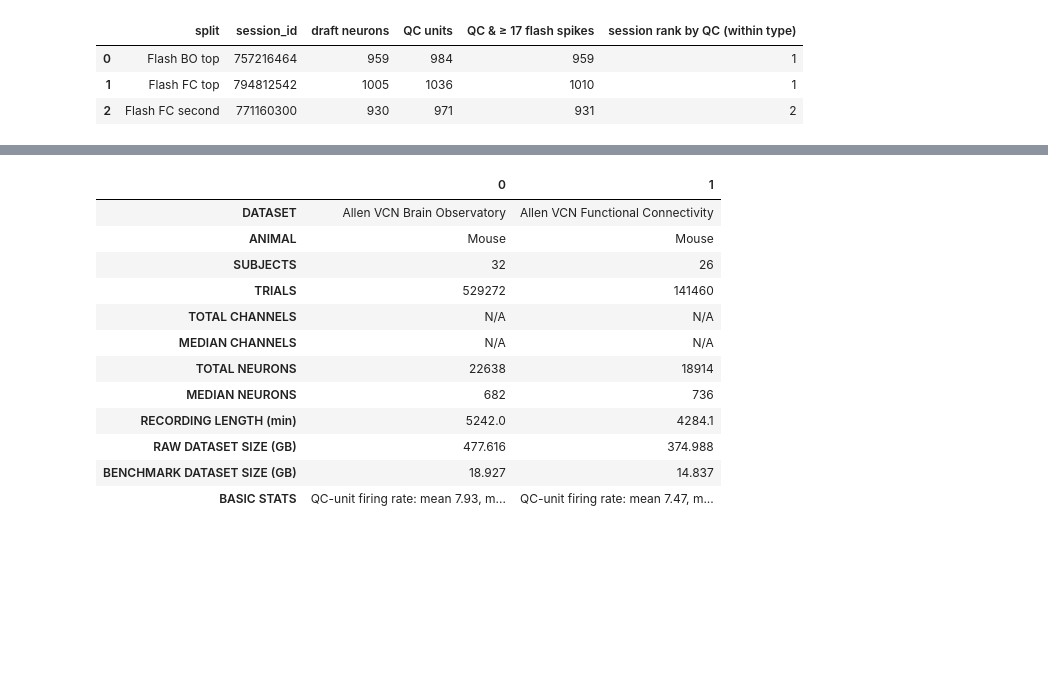
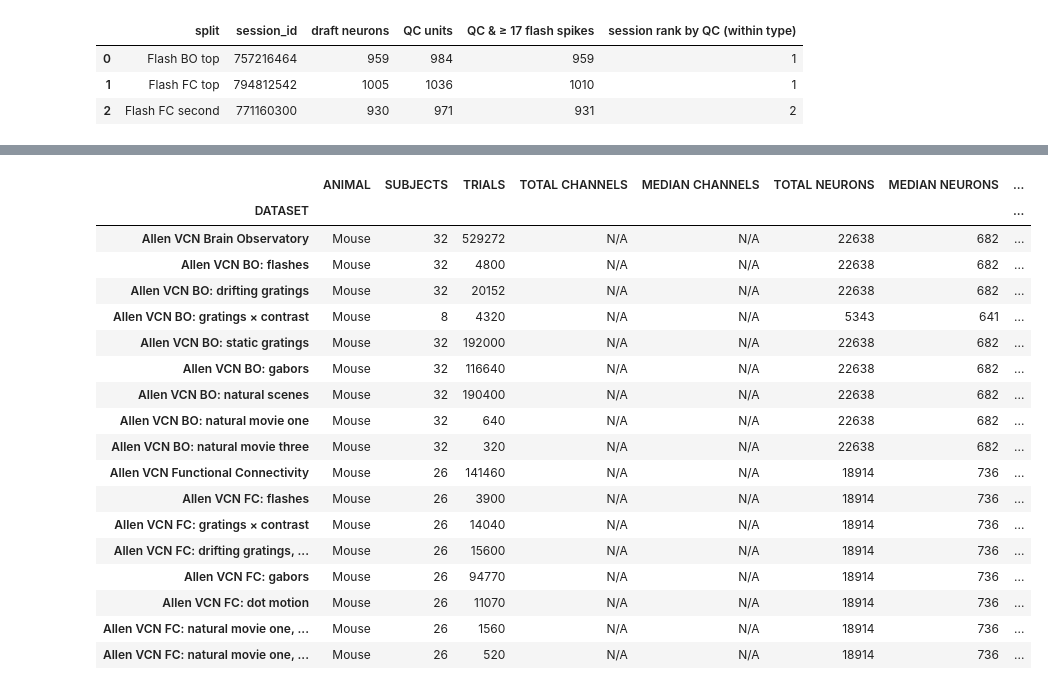
Before and after one commit to iroblesrazzaq/ladys, a Jupyter notebook: tutorials/allen_inventory.ipynb, the cells around one changed output, grey strips where cells are left out. Cells and saved outputs as stored; diff of their text form; code cells hidden in the pictures; blank space fills up the shorter version.

```diff
--- a/tutorials/allen_inventory.ipynb
+++ b/tutorials/allen_inventory.ipynb
@@ -80,7 +81,7 @@ storage = pd.read_csv(TABLES / "nwb_storage.csv")
 
 session_type = sessions.set_index("session_id").session_type
 units["type"] = units.session_id.map(session_type)
-units["good"] = units.quality == "good"
+units["noise"] = units.quality == "noise"
 stimuli["type"] = stimuli.session_id.map(session_type)
 bucket["type"] = bucket.session_id.map(session_type)
 
@@ -640,17 +748,15 @@ s = sessions.set_index("session_id").loc[sid]
 u = units[units.session_id == sid].reset_index(drop=True)
 assert (u.unit_id.to_numpy() == r["unit_id"]).all()
 u["nwb_row"] = np.arange(len(u))
-shown = u[u.good].sort_values(["probe", "depth_um"]).reset_index(drop=True)
+shown = u[u.qc].sort_values(["probe", "depth_um"]).reset_index(drop=True)
 shown["row"] = np.arange(len(shown))
 spk = pd.DataFrame({"nwb_row": r["unit_row"], "t": r["times"]}).merge(
-    shown[["nwb_row", "row", "qc"]], on="nwb_row", how="inner")
+    shown[["nwb_row", "row"]], on="nwb_row", how="inner")
 
 fig, ax = plt.subplots(figsize=(14, 7))
 for on, color in zip(r["flash_on"], r["flash_color"]):
     ax.axvspan(on, on + 0.25, color="gold" if color > 0 else "C4", alpha=0.35, lw=0)
-for qc, color in [(False, "0.7"), (True, "k")]:
-    d = spk[spk.qc == qc]
-    ax.scatter(d.t, d.row, s=0.3, color=color, marker="|", linewidths=0.4, rasterized=True)
+ax.scatter(spk.t, spk.row, s=0.3, color="k", marker="|", linewidths=0.4, rasterized=True)
 for p, grp in shown.groupby("probe"):
     if grp.row.max() < len(shown) - 1:
         ax.axhline(grp.row.max() + 0.5, color="C0", lw=1.2)
@@ -660,12 +766,10 @@ ax.legend(handles=[
     plt.Rectangle((0, 0), 1, 1, color="C4", alpha=0.35, label="black flash (250 ms)"),
     plt.Line2D([], [], color="C0", lw=1.5, label="probe boundary"),
     plt.Line2D([], [], color="k", marker="|", ls="", label="QC unit spike"),
-    plt.Line2D([], [], color="0.7", marker="|", ls="", label="other good unit spike"),
-], loc="upper center", bbox_to_anchor=(0.5, -0.08), ncol=5, fontsize=9, frameon=False)
+], loc="upper center", bbox_to_anchor=(0.5, -0.08), ncol=4, fontsize=9, frameon=False)
 ax.set(xlim=(0, float(r["window_s"])), ylim=(-0.5, len(shown) - 0.5),
        xlabel="time from 5 s before the first flash (s)", ylabel="unit (by probe, depth)",
-       title=f"Allen — session {sid} ({SHORT[s.session_type]}): {len(shown):,} good units "
-             f"({int(shown.qc.sum())} QC), flash block")
+       title=f"Allen — session {sid} ({SHORT[s.session_type]}): {len(shown):,} QC units, flash block")
 fig.tight_layout()
 fig.savefig(FIGURE_DIR / "allen_raster.png", dpi=150)
 plt.show()
@@ -711,6 +822,11 @@ templates = bucket[bucket.kind == "templates"]
 template_gb = {
     BO: templates.bytes.sum() / GB,  # natural scenes + movies one and three
     FC: templates.bytes[templates.key.str.endswith("natural_movie_1.h5")].sum() / GB,
+}
+TEMPLATE_KEY = {  # template files each stimulus shows
+    "natural_scenes": "natural_scene_templates/", "natural_movie_one": "natural_movie_1.h5",
+    "natural_movie_one_more_repeats": "natural_movie_1.h5", "natural_movie_one_shuffled": "natural_movie_1.h5",
+    "natural_movie_three": "natural_movie_3.h5",
 }
 store = storage.set_index("session_id")
 store["type"] = session_type
@@ -718,7 +834,36 @@ bytes_per_spike = store.spike_times.sum() / sessions.spikes.sum()
 qc_spikes = units[units.qc].groupby("session_id").spike_count.sum()
 store["qc_spike_bytes"] = qc_spikes.reindex(store.index).fillna(0) * bytes_per_spike
 store["benchmark"] = store.qc_spike_bytes + store.other
-fr_all, fr_qc = units.firing_rate, units.firing_rate[units.qc]
+metric_bytes = bucket[bucket.kind == "session_metrics"].groupby("session_id").bytes.sum()
+store["build"] = store.benchmark + metric_bytes.reindex(store.index).fillna(0)  # per-session part of the build
+by_session = sessions.set_index("session_id")
+
+
+def stimulus_row(t, stim):
+    d = per_session.loc[(t, stim)]
+    ids = d.index
+    share = d.minutes * 60 / by_session.recording_s[ids]
+    template = templates.bytes[templates.key.str.contains(TEMPLATE_KEY[stim], regex=False)].sum() \
+        if stim in TEMPLATE_KEY else 0
+    q = by_session.qc_units[ids]
+    return {
+        "DATASET": f"Allen VCN {SHORT[t]}: {STIM_LABEL[stim]}",
+        "ANIMAL": "Mouse",
+        "SUBJECTS": len(ids),
+        "TRIALS": int(d.trials.sum()),
+        "TOTAL CHANNELS": "N/A",
+        "MEDIAN CHANNELS": "N/A",
+        "TOTAL NEURONS": int(q.sum()),
+        "MEDIAN NEURONS": half_up(q.median()),
+        "RECORDING LENGTH (min)": round(d.minutes.sum(), 1),
+        "RAW DATASET SIZE (GB)": "",
+        "BENCHMARK DATASET SIZE (GB)": round(((store.build[ids] * share).sum() + template) / GB, 3),
+        "NOTES": f"{STIM_WHAT[stim]}. Per session: {usual(d.conditions)} condition{'s' * bool(d.conditions.max() > 1)} × "
+                 f"{repeats_text(d, stim, ' repeats')}, {d.trial_s.median():.3g} s each. Benchmark size is an estimate: "
+                 f"each session's build × this block's share of the recording, plus the stimulus templates it shows.",
+        "BASIC STATS": "",
+    }
+
 
 rows = []
 for t, name in [(BO, "Allen VCN Brain Observatory"), (FC, "Allen VCN Functional Connectivity")]:
@@ -727,8 +872,7 @@ for t, name in [(BO, "Allen VCN Brain Observatory"), (FC, "Allen VCN Functional
     stim_text = ", ".join(f"{k} {v:,}" for k, v in st.items())
     fr_t, fr_tq = u.firing_rate, u.firing_rate[u.qc]
     raw_gb = b.bytes.sum() / GB
-    bench_gb = (store.benchmark[store.type == t].sum() + b.bytes[b.kind == "session_metrics"].sum()) / GB \
-        + template_gb[t]
+    bench_gb = store.build[store.type == t].sum() / GB + template_gb[t]
     draft_note = ("Draft Table 8 (inferred; the draft's unit rule and session IDs are not recorded): Flash BO top is most likely session 757216464, the BO session with the most QC units; BO drifting one TF has the same 959 neurons, so presumably the same session."
                   if t == BO else
                   "Draft Table 8 (inferred; the draft's unit rule and session IDs are not recorded): Flash FC top and second are most likely sessions 794812542 and 771160300, the FC sessions with the most QC units.")
@@ -737,9 +881,8 @@ for t, name in [(BO, "Allen VCN Brain Observatory"), (FC, "Allen VCN Functional
         f"({s.genotype.eq('wt/wt').sum()} wild type, {(~s.genotype.eq('wt/wt')).sum()} Cre;Ai32 opto-tagging lines); "
         f"passive viewing, head-fixed on a running wheel; {int(s.probes.sum())} Neuropixels 1.0 probes "
         f"({int(s.probes.min())}–{int(s.probes.max())} per session); CHANNELS N/A because units are sorted (Kilosort2). "
-        f"NEURONS = AllenSDK default QC units (quality good & ISI violations < 0.5 & amplitude cutoff < 0.1 & "
-        f"presence ratio > 0.9); all NWB units {len(u):,} (median "
-        f"{half_up(s.units.median())}/session), good (not noise) {int(u.good.sum()):,} (median {half_up(s.good_units.median())}/session). "
+        f"NEURONS = AllenSDK default QC units (not noise & ISI violations < 0.5 & amplitude cutoff < 0.1 & "
+        f"presence ratio > 0.9); all NWB units {len(u):,} (median {half_up(s.units.median())}/session). "
         f"TRIALS = stimulus presentations, movies counted per repeat, spontaneous excluded: {stim_text}. "
         f"LENGTH = first-to-last spike per session, summed ({s.recording_s.sum() / 3600:,.1f} h). "
         f"RAW = bucket files for these sessions: session NWBs {b.bytes[b.kind == 'session_nwb'].sum() / GB:.1f} GB + "
@@ -747,46 +890,54 @@ for t, name in [(BO, "Allen VCN Brain Observatory"), (FC, "Allen VCN Functional
         f"(no raw 30 kHz voltage is public). "
         f"BENCHMARK = QC-unit spike times ({store.qc_spike_bytes[store.type == t].sum() / GB:.1f} GB) + NWB stimulus "
         f"tables, unit metadata, running and eye tracking (eye tracking in {int(s.has_eye_tracking.sum())} of {len(s)} sessions; "
         f"{store.other[store.type == t].sum() / GB:.1f} GB) + unit metric CSVs and stimulus templates "
         f"({(b.bytes[b.kind == 'session_metrics'].sum() / GB + template_gb[t]):.2f} GB); per-spike amplitudes and mean waveforms dropped; "
         f"all-unit spike times would be {store.spike_times[store.type == t].sum() / GB:.1f} GB. " + draft_note
     )
     rows.append({
         "DATASET": name,
         "ANIMAL": "Mouse",
         "SUBJECTS": s.specimen_id.nunique(),
         "TRIALS": int(s.trials.sum()),
         "TOTAL CHANNELS": "N/A",
         "MEDIAN CHANNELS": "N/A",
         "TOTAL NEURONS": int(s.qc_units.sum()),
         "MEDIAN NEURONS": half_up(s.qc_units.median()),
         "RECORDING LENGTH (min)": round(s.recording_s.sum() / 60, 1),
         "RAW DATASET SIZE (GB)": round(raw_gb, 3),
         "BENCHMARK DATASET SIZE (GB)": round(bench_gb, 3),
         "NOTES": notes,
         "BASIC STATS": (f"QC-unit firing rate: mean {fr_tq.mean():.2f}, median {fr_tq.median():.2f} spikes/s "
                         f"(all units: mean {fr_t.mean():.2f}, median {fr_t.median():.2f})"),
     })
+    rows += [stimulus_row(t, stim) for stim in STIM_ORDER[:-1] if (t, stim) in per_session.index.droplevel(2)]
 inventory = pd.DataFrame(rows)
-display(inventory.drop(columns="NOTES").T)
+assert inventory.groupby(inventory.DATASET.str.contains(":")).TRIALS.sum().nunique() == 1  # stimulus rows add up
+display(inventory.drop(columns=["NOTES", "BASIC STATS"]).set_index("DATASET"))
 for n in inventory.NOTES:
     print(n, "\n")
 csv_path = REPO / "tutorials" / "allen_datasets.csv"
 inventory.to_csv(csv_path, index=False)
 print("wrote", csv_path)
 # %% [output]
-|  | 0 | 1 |
-| DATASET | Allen VCN Brain Observatory | Allen VCN Functional Connectivity |
-| ANIMAL | Mouse | Mouse |
-| SUBJECTS | 32 | 26 |
-| TRIALS | 529272 | 141460 |
-| TOTAL CHANNELS | N/A | N/A |
-| MEDIAN CHANNELS | N/A | N/A |
-| TOTAL NEURONS | 22638 | 18914 |
-| MEDIAN NEURONS | 682 | 736 |
-| RECORDING LENGTH (min) | 5242.0 | 4284.1 |
-| RAW DATASET SIZE (GB) | 477.616 | 374.988 |
-| BENCHMARK DATASET SIZE (GB) | 18.927 | 14.837 |
-| BASIC STATS | QC-unit firing rate: mean 7.93, m... | QC-unit firing rate: mean 7.47, m... |
+|  | ANIMAL | SUBJECTS | TRIALS | TOTAL CHANNELS | MEDIAN CHANNELS | TOTAL NEURONS | MEDIAN NEURONS | ... |
+| DATASET |  |  |  |  |  |  |  | ... |
+| Allen VCN Brain Observatory | Mouse | 32 | 529272 | N/A | N/A | 22638 | 682 | ... |
+| Allen VCN BO: flashes | Mouse | 32 | 4800 | N/A | N/A | 22638 | 682 | ... |
+| Allen VCN BO: drifting gratings | Mouse | 32 | 20152 | N/A | N/A | 22638 | 682 | ... |
+| Allen VCN BO: gratings × contrast | Mouse | 8 | 4320 | N/A | N/A | 5343 | 641 | ... |
+| Allen VCN BO: static gratings | Mouse | 32 | 192000 | N/A | N/A | 22638 | 682 | ... |
+| Allen VCN BO: gabors | Mouse | 32 | 116640 | N/A | N/A | 22638 | 682 | ... |
+| Allen VCN BO: natural scenes | Mouse | 32 | 190400 | N/A | N/A | 22638 | 682 | ... |
+| Allen VCN BO: natural movie one | Mouse | 32 | 640 | N/A | N/A | 22638 | 682 | ... |
+| Allen VCN BO: natural movie three | Mouse | 32 | 320 | N/A | N/A | 22638 | 682 | ... |
+| Allen VCN Functional Connectivity | Mouse | 26 | 141460 | N/A | N/A | 18914 | 736 | ... |
+| Allen VCN FC: flashes | Mouse | 26 | 3900 | N/A | N/A | 18914 | 736 | ... |
+| Allen VCN FC: gratings × contrast | Mouse | 26 | 14040 | N/A | N/A | 18914 | 736 | ... |
+| Allen VCN FC: drifting gratings, ... | Mouse | 26 | 15600 | N/A | N/A | 18914 | 736 | ... |
+| Allen VCN FC: gabors | Mouse | 26 | 94770 | N/A | N/A | 18914 | 736 | ... |
+| Allen VCN FC: dot motion | Mouse | 26 | 11070 | N/A | N/A | 18914 | 736 | ... |
+| Allen VCN FC: natural movie one, ... | Mouse | 26 | 1560 | N/A | N/A | 18914 | 736 | ... |
+| Allen VCN FC: natural movie one, ... | Mouse | 26 | 520 | N/A | N/A | 18914 | 736 | ... |
 Allen Brain Observatory Visual Coding Neuropixels, BO session type: 32 sessions, one per mouse (16 wild type, 16 Cre;Ai32 opto-tagging lines); passive viewing, head-fixed on a running wheel; 183 Neuro ...
 
```
Also changed, not shown: parts of 22 cells of this notebook, 8 other files.
